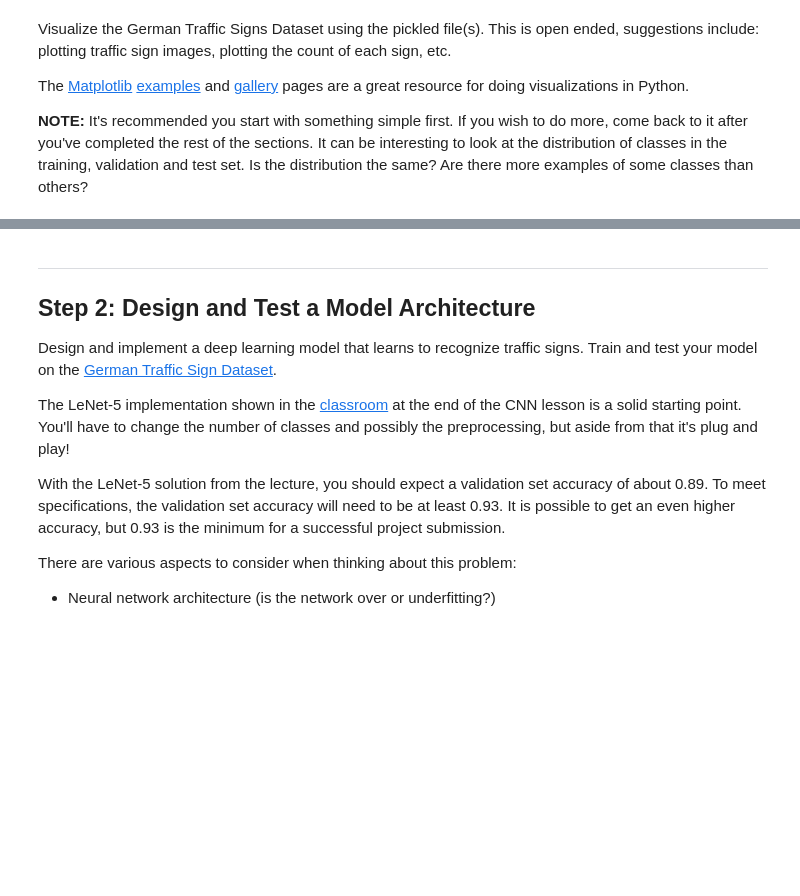
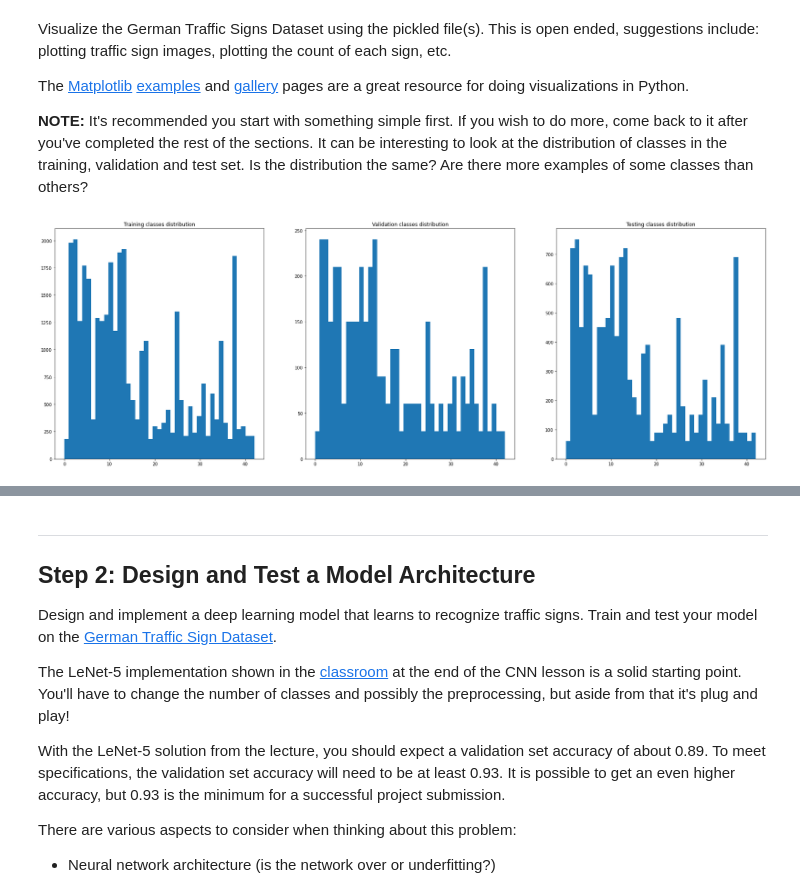
Before and after one commit to jnsagai/traffic-sign-classifier-project, a Jupyter notebook: Traffic_Sign_Classifier.ipynb, the cells around one changed output, grey strips where cells are left out. Cells and saved outputs as stored; diff of their text form; code cells hidden in the pictures; blank space fills up the shorter version.

Commit message:
FInal ipynb version, with 95.2% Test accurancy

```diff
--- a/Traffic_Sign_Classifier.ipynb
+++ b/Traffic_Sign_Classifier.ipynb
@@ -58,20 +66,20 @@ Complete the basic data summary below. Use python, numpy and/or pandas methods t
 ### Replace each question mark with the appropriate value.
 ### Use python, pandas or numpy methods rather than hard coding the results
 
-# TODO: Number of training examples
-n_train = ?
+#Number of training examples
+n_train = train['features'].shape[0]
 
-# TODO: Number of validation examples
-n_validation = ?
+#Number of validation examples
+n_validation = valid['features'].shape[0]
 
-# TODO: Number of testing examples.
-n_test = ?
+#Number of testing examples.
+n_test = test['features'].shape[0]
 
-# TODO: What's the shape of an traffic sign image?
-image_shape = ?
+#What's the shape of an traffic sign image?
+image_shape = train['features'].shape[1:3]
 
-# TODO: How many unique classes/labels there are in the dataset.
-n_classes = ?
+#How many unique classes/labels there are in the dataset.
+n_classes = len(np.unique(train['labels']))
 
 print("Number of training examples =", n_train)
 print("Number of testing examples =", n_test)
@@ -88,6 +101,22 @@ The [Matplotlib](http://matplotlib.org/) [examples](http://matplotlib.org/exampl
 # %%
 ### Data exploration visualization code goes here.
 ### Feel free to use as many code cells as needed.
 import matplotlib.pyplot as plt
 # Visualizations will be shown in the notebook.
 %matplotlib inline
+
+f, (ax1, ax2, ax3) = plt.subplots(1, 3, figsize=(30,10))
+# Plot histogram of training classes distribution
+ax1.set_title('Training classes distribution')
+ax1.hist(train['labels'], bins = n_classes)
+
+# Plot histogram of validation labels distribution
+ax2.set_title('Validation classes distribution')
+ax2.hist(valid['labels'], bins = n_classes)
+
+# Plot histogram of testing classes distribution
+ax3.set_title('Testing classes distribution')
+ax3.hist(test['labels'], bins = n_classes)
+plt.show()
+# %% [output]
+[figure, added]
```
Also changed, not shown: parts of 16 cells of this notebook, 15 other files.
